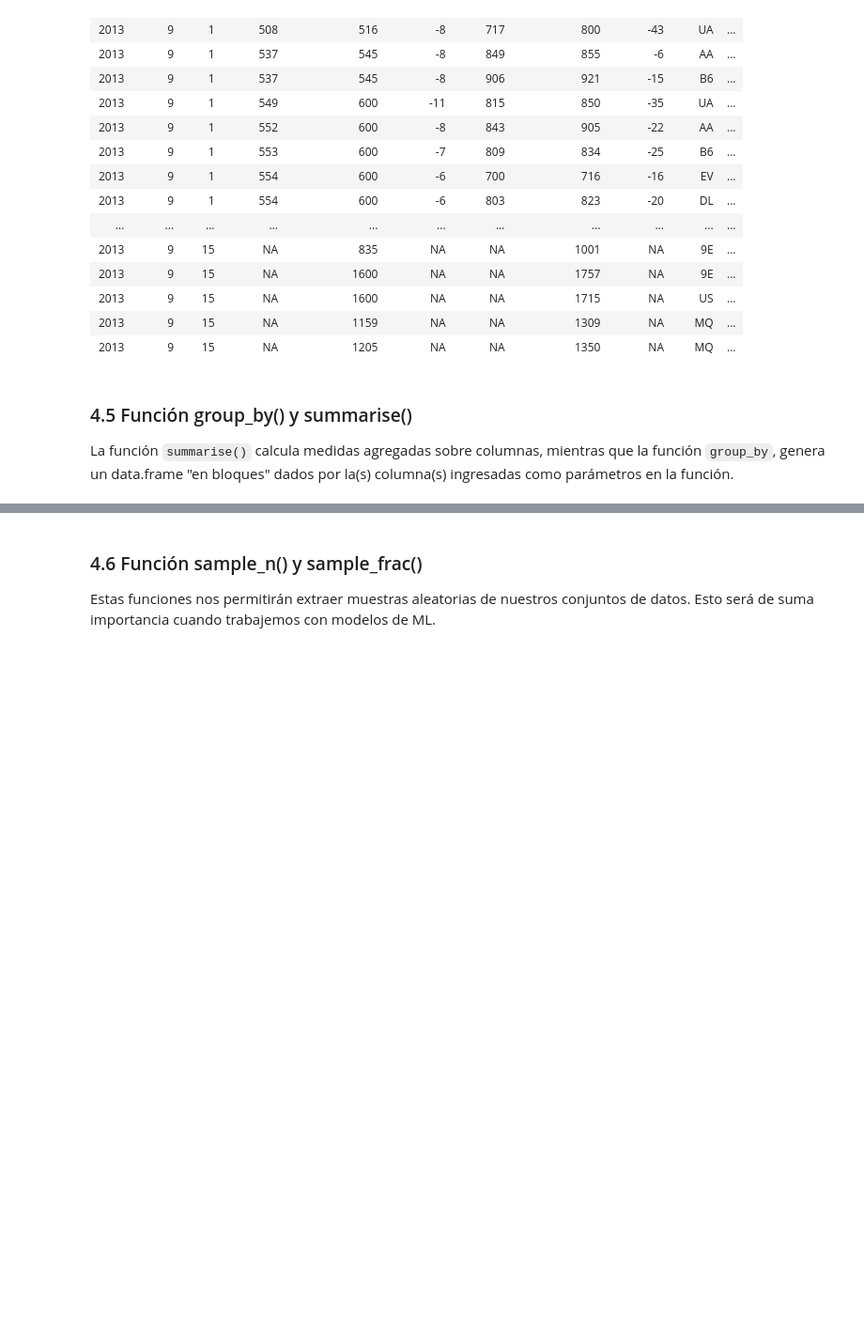
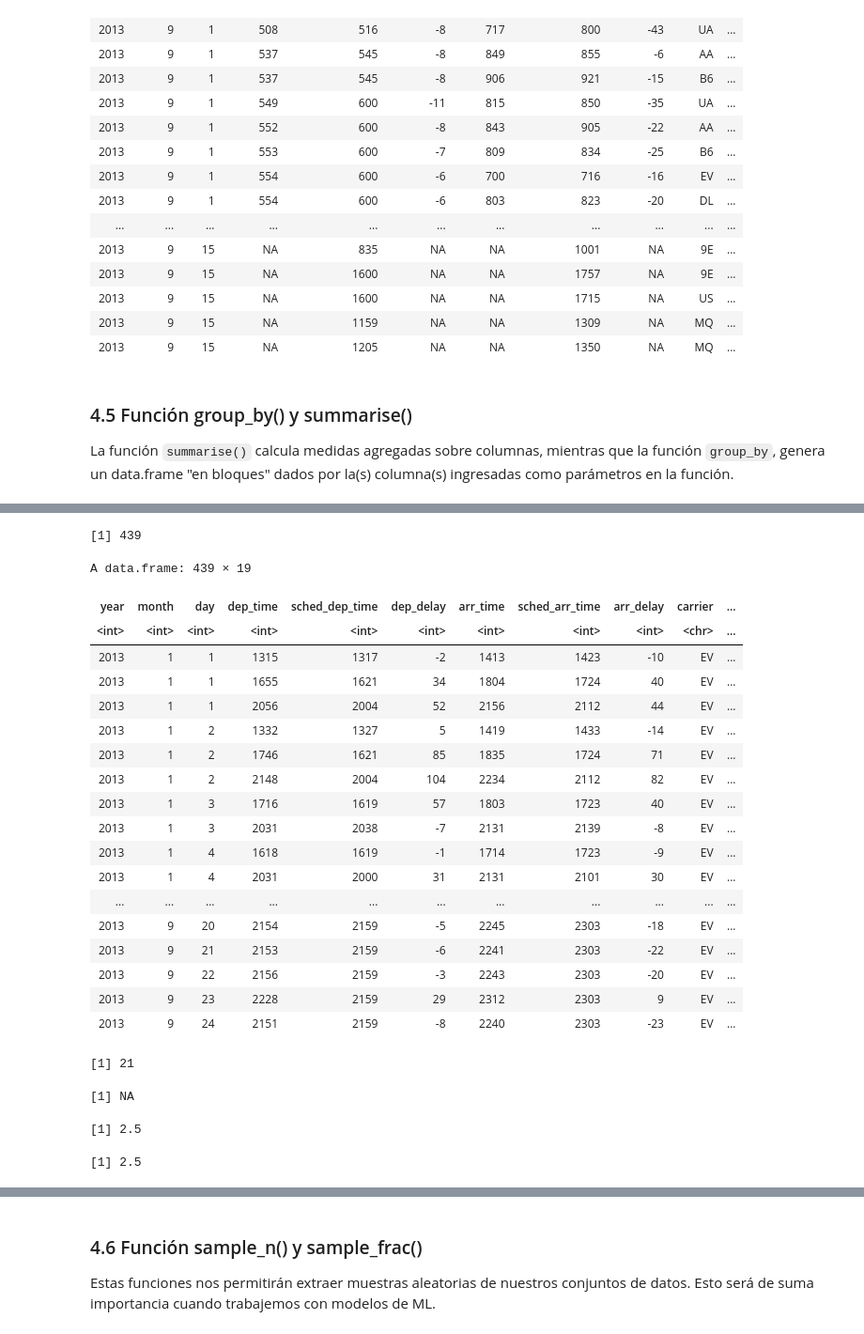
Before and after one commit to majorquev/DBDC_202406_Programacion_en_R_para_ciencia_de_datos, a Jupyter notebook: Clases/C3/Clase3_01_manipulacion_de_tablas_I.ipynb, the cells around one changed output, grey strips where cells are left out. Shown at 94% size. Cells and saved outputs as stored; diff of their text form; code cells hidden in the pictures; blank space fills up the shorter version.

```diff
--- a/Clases/C3/Clase3_01_manipulacion_de_tablas_I.ipynb
+++ b/Clases/C3/Clase3_01_manipulacion_de_tablas_I.ipynb
@@ -1024,0 +1165,46 @@ exam2
+# %%
+# Existiràn vuelos entre EWR y	ALB?
+vuelos %>%
+  filter(origin == "EWR" & dest == "ALB")	%>%
+  nrow()# Sí, si hay vuelos entre estos dos aeropuertos
+# %% [output]
+[1] 439
+# %%
+vuelos %>%
+  filter(origin == "EWR" & dest == "ALB")	# Hay NA's en arr_delay
+# %% [output]
+A data.frame: 439 × 19
+| year | month | day | dep_time | sched_dep_time | dep_delay | arr_time | sched_arr_time | arr_delay | carrier | ... |
+| <int> | <int> | <int> | <int> | <int> | <int> | <int> | <int> | <int> | <chr> | ... |
+| 2013 | 1 | 1 | 1315 | 1317 | -2 | 1413 | 1423 | -10 | EV | ... |
+| 2013 | 1 | 1 | 1655 | 1621 | 34 | 1804 | 1724 | 40 | EV | ... |
+| 2013 | 1 | 1 | 2056 | 2004 | 52 | 2156 | 2112 | 44 | EV | ... |
+| 2013 | 1 | 2 | 1332 | 1327 | 5 | 1419 | 1433 | -14 | EV | ... |
+| 2013 | 1 | 2 | 1746 | 1621 | 85 | 1835 | 1724 | 71 | EV | ... |
+| 2013 | 1 | 2 | 2148 | 2004 | 104 | 2234 | 2112 | 82 | EV | ... |
+| 2013 | 1 | 3 | 1716 | 1619 | 57 | 1803 | 1723 | 40 | EV | ... |
+| 2013 | 1 | 3 | 2031 | 2038 | -7 | 2131 | 2139 | -8 | EV | ... |
+| 2013 | 1 | 4 | 1618 | 1619 | -1 | 1714 | 1723 | -9 | EV | ... |
+| 2013 | 1 | 4 | 2031 | 2000 | 31 | 2131 | 2101 | 30 | EV | ... |
+| ... | ... | ... | ... | ... | ... | ... | ... | ... | ... | ... |
+| 2013 | 9 | 20 | 2154 | 2159 | -5 | 2245 | 2303 | -18 | EV | ... |
+| 2013 | 9 | 21 | 2153 | 2159 | -6 | 2241 | 2303 | -22 | EV | ... |
+| 2013 | 9 | 22 | 2156 | 2159 | -3 | 2243 | 2303 | -20 | EV | ... |
+| 2013 | 9 | 23 | 2228 | 2159 | 29 | 2312 | 2303 | 9 | EV | ... |
+| 2013 | 9 | 24 | 2151 | 2159 | -8 | 2240 | 2303 | -23 | EV | ... |
+# %%
+# Cuantos NA hay en arr_delay en dicha combinación de aeropuertos?
+vuelos %>%
+  filter(origin == "EWR" & dest == "ALB" & is.na(arr_delay)) %>%	# Hay NA's en arr_delay
+  nrow()# 21 registros donde arr_del es NA.
+# %% [output]
+[1] 21
+# %%
+#OJO co los NA's cuando pedimos algunos estadísticos como mean() u otros
+mean(c(1,2,NA,3,4))
+mean(c(1,2,NA,3,4), na.rm = T)
+mean(c(1,2,3,4))
+# %% [output]
+[1] NA
+[1] 2.5
+[1] 2.5
```
Also changed, not shown: parts of 27 cells of this notebook.
